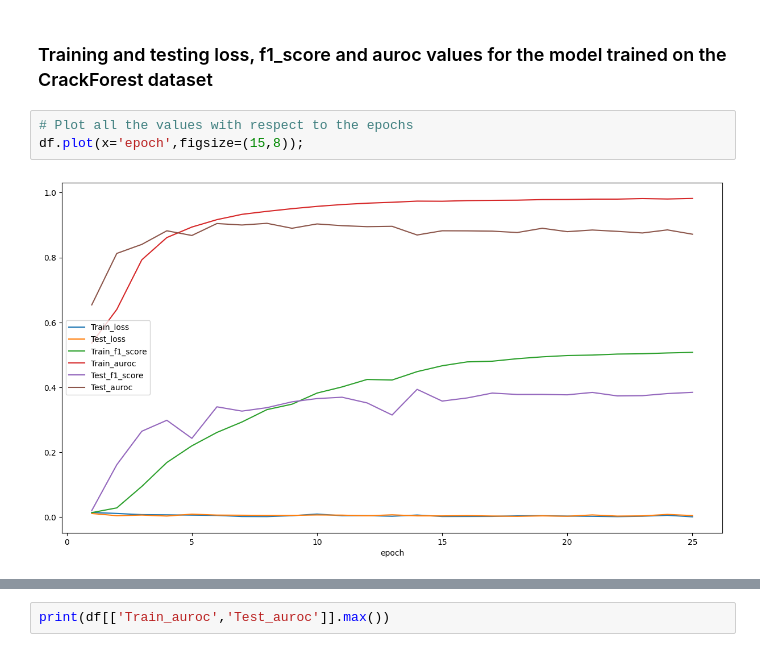
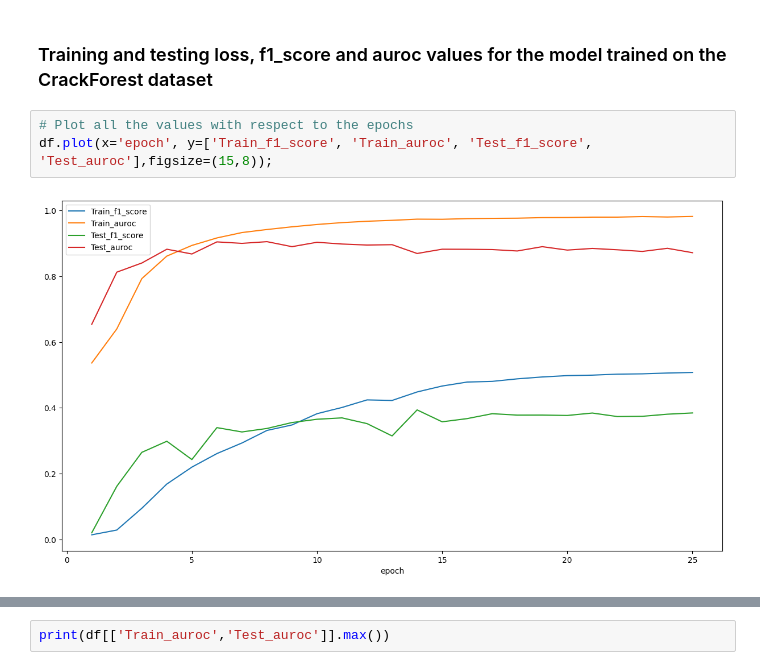
Before and after one commit to NiklasDHahn/DeepLabv3FineTuning, a Jupyter notebook: Analysis.ipynb, the cells around one changed output, grey strips where cells are left out. Cells and saved outputs as stored; diff of their text form.

Commit message:
Added new plot

```diff
--- a/Analysis.ipynb
+++ b/Analysis.ipynb
@@ -33,6 +33,6 @@ df = pd.read_csv('./EETExp/log.csv')
 ### Training and testing loss, f1_score and auroc values for the model trained on the CrackForest dataset
 # %%
 # Plot all the values with respect to the epochs
-df.plot(x='epoch',figsize=(15,8));
+df.plot(x='epoch', y=['Train_f1_score', 'Train_auroc', 'Test_f1_score', 'Test_auroc'],figsize=(15,8));
 # %% [output]
-[figure, old version]
+[figure, new version]
```
Also changed, not shown: parts of 1 cell of this notebook.
